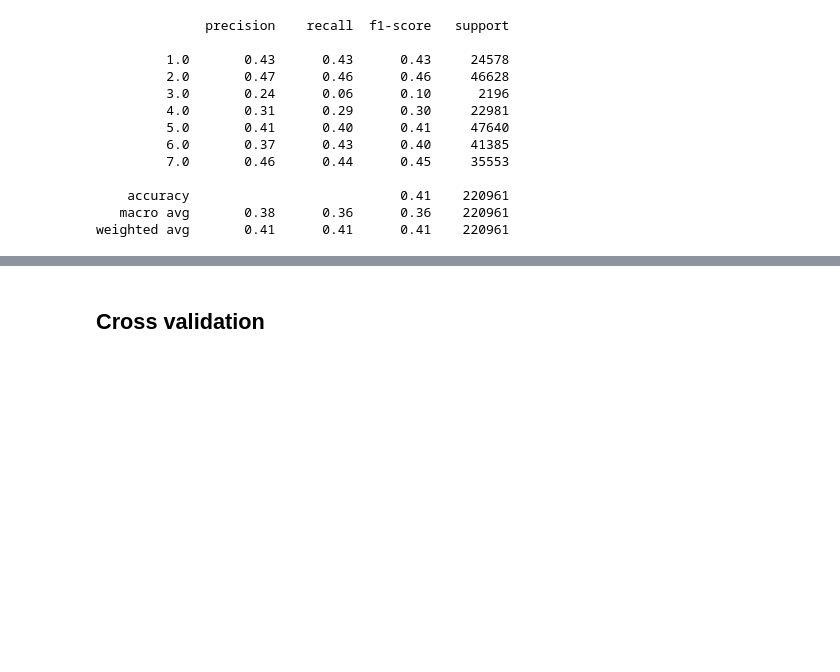
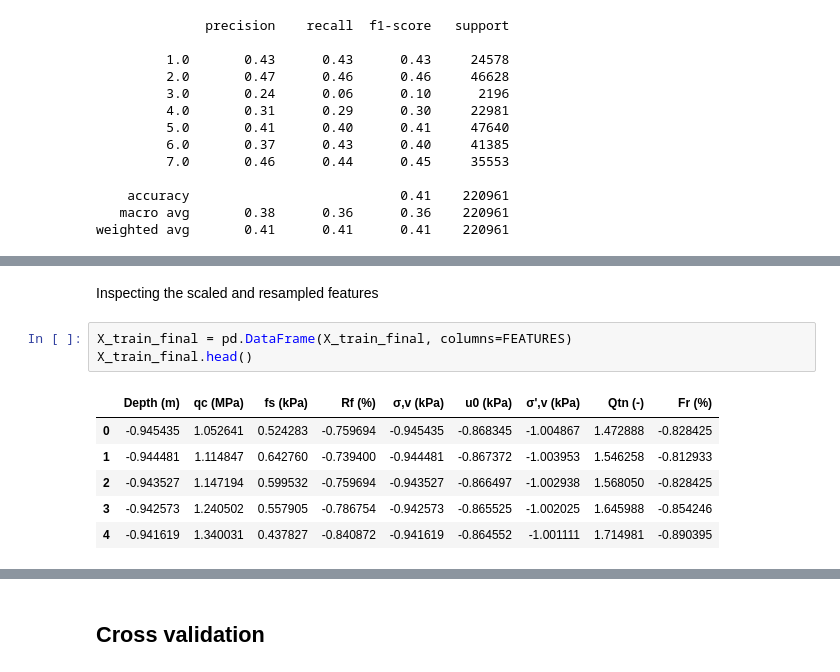
Before and after one commit to sompongjkr/CPT-to-soiltype, a Jupyter notebook: notebooks/training_evaluation.ipynb, the cells around one changed output, grey strips where cells are left out. Drawn from its saved outputs; the diff is of its cells as text; blank space fills up the shorter version.

```diff
--- a/notebooks/training_evaluation.ipynb
+++ b/notebooks/training_evaluation.ipynb
@@ -213,0 +351,12 @@ weighted avg       0.39      0.39      0.39    220961
+# %% [markdown]
+Inspecting the scaled and resampled features
+# %%
+X_train_final = pd.DataFrame(X_train_final, columns=FEATURES)
+X_train_final.head()
+# %% [output]
+|  | Depth (m) | qc (MPa) | fs (kPa) | Rf (%) | σ,v (kPa) | u0 (kPa) | σ',v (kPa) | Qtn (-) | Fr (%) |
+| 0 | -0.945435 | 1.052641 | 0.524283 | -0.759694 | -0.945435 | -0.868345 | -1.004867 | 1.472888 | -0.828425 |
+| 1 | -0.944481 | 1.114847 | 0.642760 | -0.739400 | -0.944481 | -0.867372 | -1.003953 | 1.546258 | -0.812933 |
+| 2 | -0.943527 | 1.147194 | 0.599532 | -0.759694 | -0.943527 | -0.866497 | -1.002938 | 1.568050 | -0.828425 |
+| 3 | -0.942573 | 1.240502 | 0.557905 | -0.786754 | -0.942573 | -0.865525 | -1.002025 | 1.645988 | -0.854246 |
+| 4 | -0.941619 | 1.340031 | 0.437827 | -0.840872 | -0.941619 | -0.864552 | -1.001111 | 1.714981 | -0.890395 |
```
Also changed, not shown: parts of 30 cells of this notebook, 5 other files.
